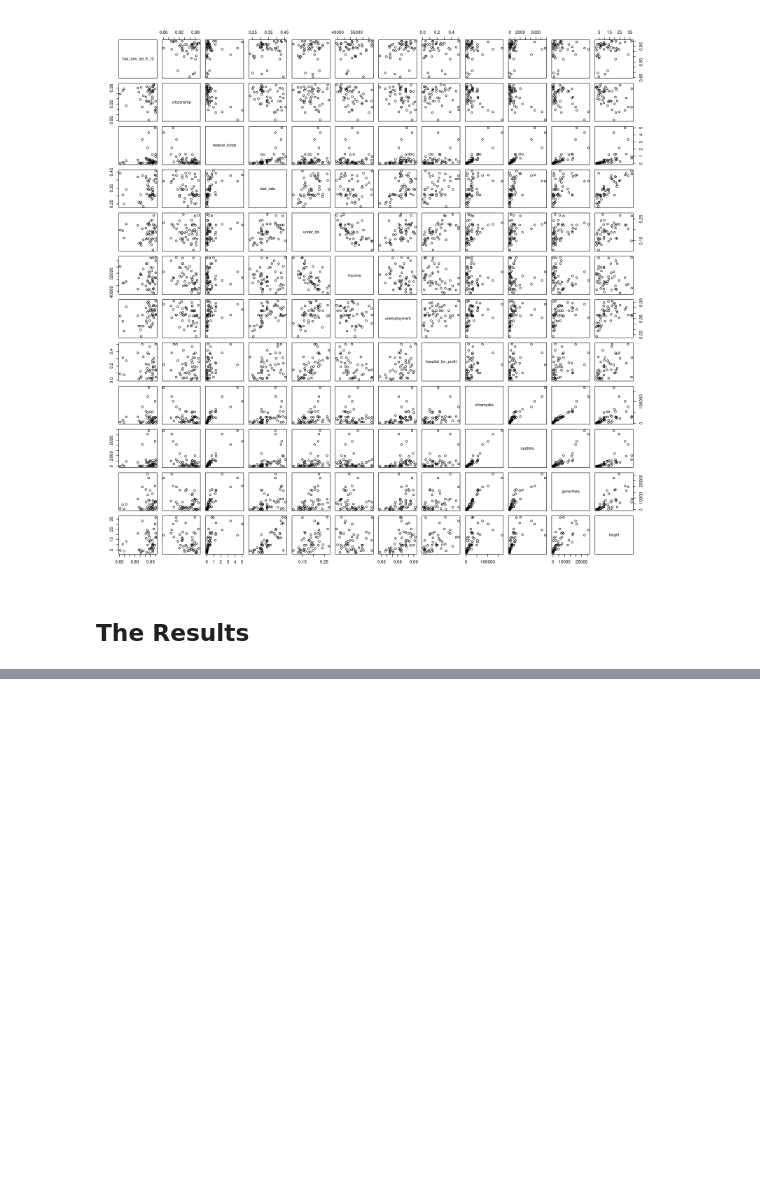
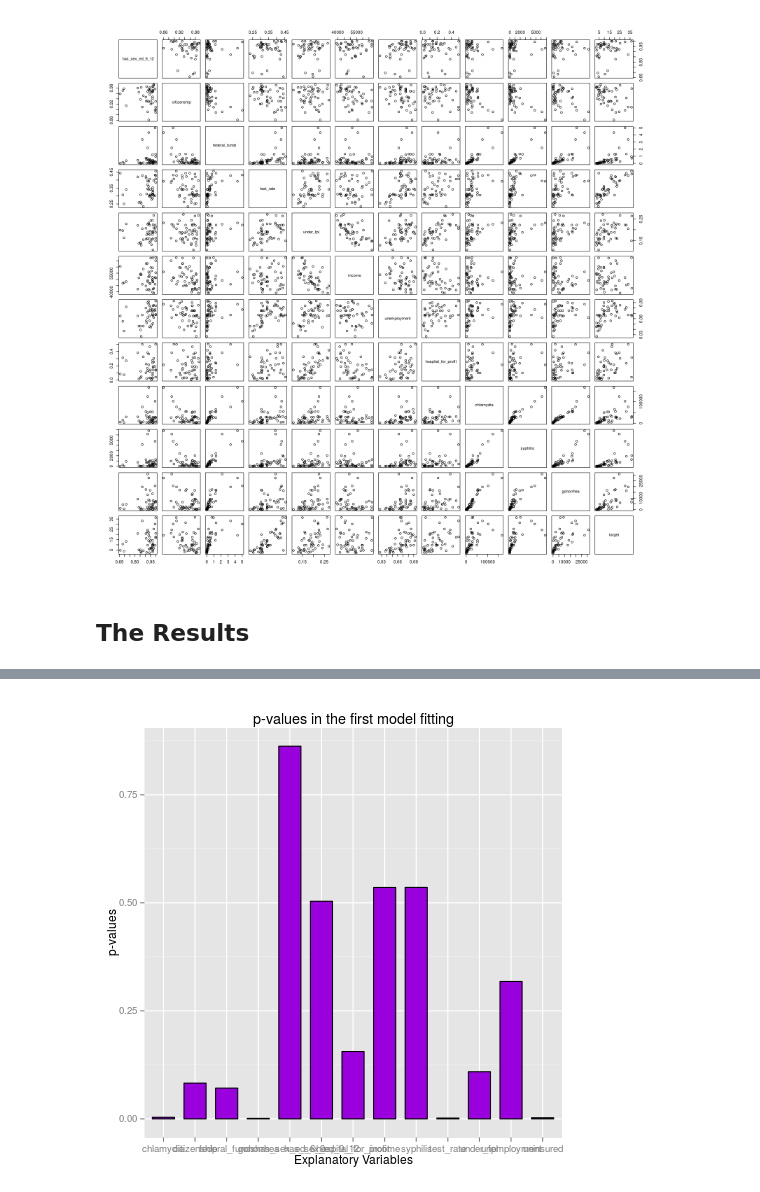
Before and after one commit to kyen89/data-analysis-template, a Jupyter notebook: notebooks/NB4_project_report.ipynb, the cells around one changed output, grey strips where cells are left out. Cells and saved outputs as stored; diff of their text form; code cells hidden in the pictures; blank space fills up the shorter version.

Commit message:
With plots

```diff
--- a/notebooks/NB4_project_report.ipynb
+++ b/notebooks/NB4_project_report.ipynb
@@ -121,0 +118,25 @@ The model we obtained was:
+# %%
+%%R
+removeNA = function(data){
+  for(i in 3:ncol(data)){
+    ind = which(is.na(data[,i]))
+
+    if(length(ind)>0){
+      data = data[-ind,]
+    }
+  }
+
+  for(k in 3:ncol(data)){
+    ind2 = which(is.nan(data[,k]))
+
+    if(length(ind2)>0){
+      data = data[-ind2,]
+    }
+  }
+
+  print(dim(data))
+  return(data)
+}
+
+DF_Analysis = removeNA(DF_Analysis)
+print(head(DF_Analysis))
@@ -121,0 +242,18 @@ The model we obtained was:
+# %%
+%%R
+library(ggplot2)
+lm.out1 = lm(DF_Analysis$target~., data = DF_Analysis[,-c(14)])     # the first linear model fitting is executed
+stat_temp1 = summary(lm.out1)                                       # use command summary to see important statistics
+stat1 = data.frame(stat_temp1[[4]])                                 # We want to fous on coefficients part
+stat1 = stat1[-1,]                                                  # getting rid of row named (Intecept)
+stat1 = stat1[order(stat1$Pr...t..),]                               # ordering the dataframe according to p-values
+pv=data.frame(variables=rownames(stat1), p_values=stat1$Pr...t..)
+
+x <- ggplot(data=pv, aes(x=variables, y=p_values)) +
+        geom_bar(colour="black", fill="#9900DD", width=.7, stat="identity") +
+        guides(fill=FALSE) +
+        xlab("Explanatory Variables") + ylab("p-values") +
+        ggtitle("p-values in the first model fitting")
+print(x)
+# %% [output]
+[figure, added]
```
Also changed, not shown: parts of 14 cells of this notebook.
